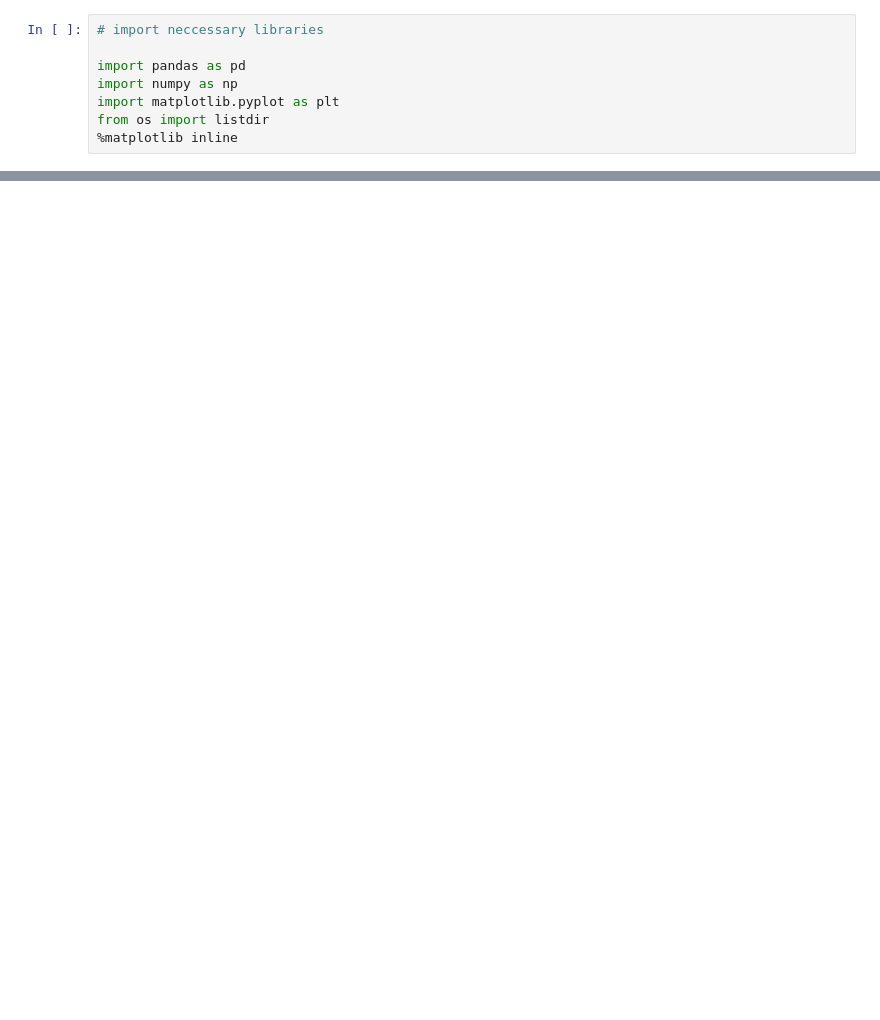
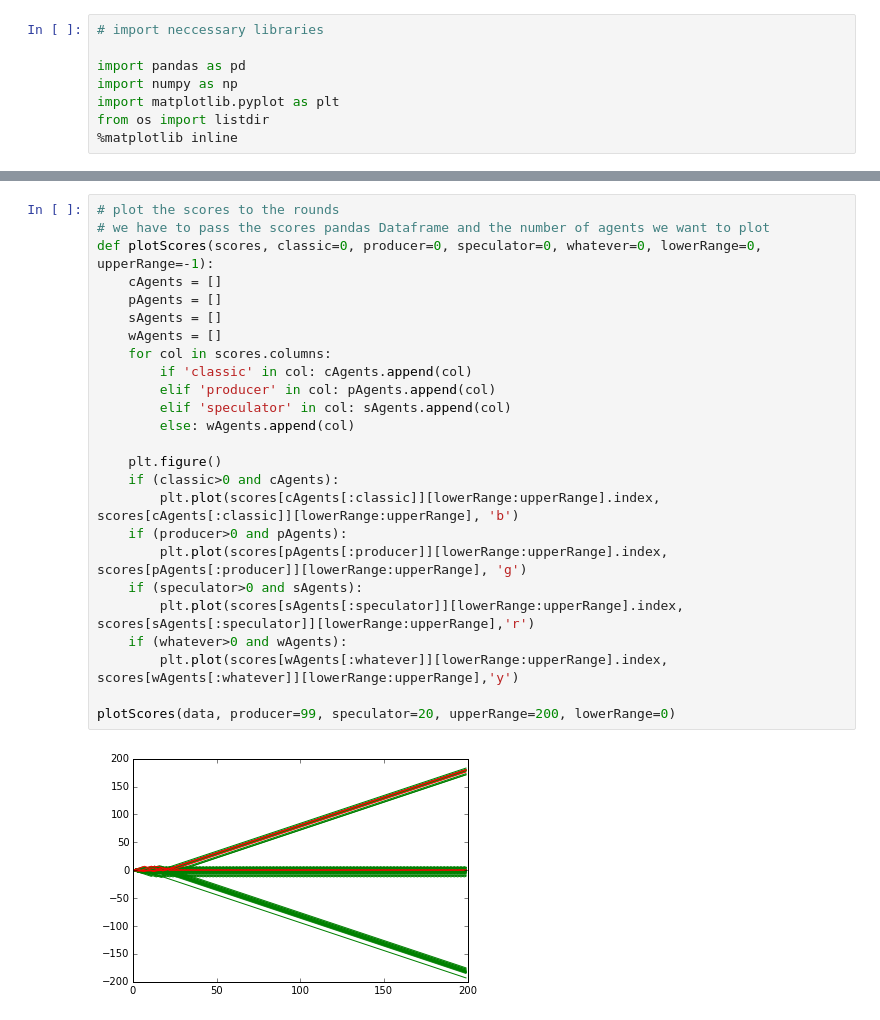
Before and after one commit to sandromehic/mingam, a Jupyter notebook: analysis/ControlParameters.ipynb, the cells around one changed output, grey strips where cells are left out. Saved outputs shown, nothing was run; the diff lists cells and outputs as text; blank space fills up the shorter version.

```diff
--- a/analysis/ControlParameters.ipynb
+++ b/analysis/ControlParameters.ipynb
@@ -162,0 +156,27 @@ plotAlphaToNormVar()
+# %%
+# plot the scores to the rounds
+# we have to pass the scores pandas Dataframe and the number of agents we want to plot
+def plotScores(scores, classic=0, producer=0, speculator=0, whatever=0, lowerRange=0, upperRange=-1):
+    cAgents = []
+    pAgents = []
+    sAgents = []
+    wAgents = []
+    for col in scores.columns:
+        if 'classic' in col: cAgents.append(col)
+        elif 'producer' in col: pAgents.append(col)
+        elif 'speculator' in col: sAgents.append(col)
+        else: wAgents.append(col)
+
+    plt.figure()
+    if (classic>0 and cAgents):
+        plt.plot(scores[cAgents[:classic]][lowerRange:upperRange].index, scores[cAgents[:classic]][lowerRange:upperRange], 'b')
+    if (producer>0 and pAgents):
+        plt.plot(scores[pAgents[:producer]][lowerRange:upperRange].index, scores[pAgents[:producer]][lowerRange:upperRange], 'g')
+    if (speculator>0 and sAgents):
+        plt.plot(scores[sAgents[:speculator]][lowerRange:upperRange].index, scores[sAgents[:speculator]][lowerRange:upperRange],'r')
+    if (whatever>0 and wAgents):
+        plt.plot(scores[wAgents[:whatever]][lowerRange:upperRange].index, scores[wAgents[:whatever]][lowerRange:upperRange],'y')
+
+plotScores(data, producer=99, speculator=20, upperRange=200, lowerRange=0)
+# %% [output]
+[figure, added]
```
Also changed, not shown: parts of 9 cells of this notebook, 8 other files.
